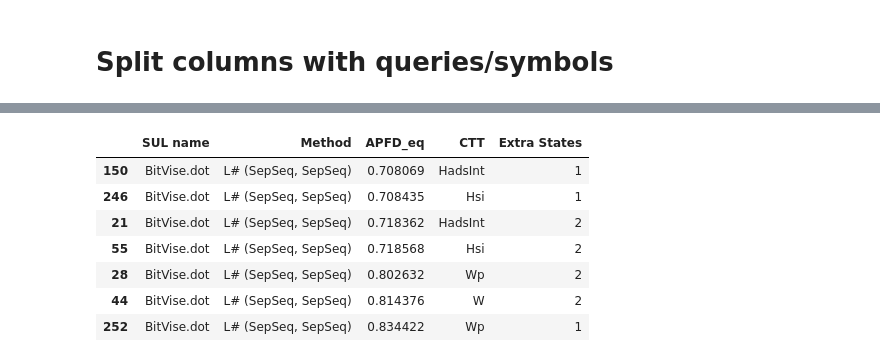
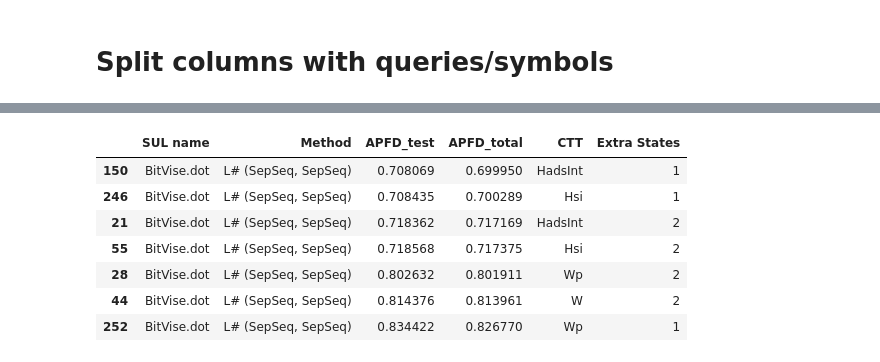
Before and after one commit to warfareonly/cttlearn, a Jupyter notebook: analysis/log_analysis.ipynb, the cells around one changed output, grey strips where cells are left out. Cells and saved outputs as stored; diff of their text form; code cells hidden in the pictures.

```diff
--- a/analysis/log_analysis.ipynb
+++ b/analysis/log_analysis.ipynb
@@ -3,9 +3,9 @@
 
 import pandas as pd
 import numpy as np
-# import matplotlib.pyplot as plt
+import matplotlib.pyplot as plt
 # import matplotlib.ticker as mticker
-# import seaborn as sns
+import seaborn as sns
 import os
 # import glob
 # import sys
@@ -47,13 +47,10 @@ def derive_data(data_frame: pd.DataFrame.dtypes):
     # ... and then calculate the total number of queries
     df["Total queries"] = df.apply(lambda x: np.add(x["Testing queries"],x["Learning queries"]) if x.Equivalent=='OK' else [], axis=1)
     df["Total symbols"] = df.apply(lambda x: np.add(x["Testing symbols"],x["Learning symbols"]) if x.Equivalent=='OK' else [], axis=1)
-    df["TQ [Symbols]"] = df["MQ [Symbols]"]+df["EQ [Symbols]"]
-    df["TQ [Resets]"] = df["MQ [Resets]"]+df["EQ [Resets]"]
 
     # ... and then (FINALLY!) calculate the APFD for MQs, EQs, and TQs
-    df["APFD_mq"] = df.apply(lambda x: apfd(x['Learning symbols'],x['HypSize']) if x.Equivalent=='OK' else -1, axis=1)
-    df["APFD_eq"] = df.apply(lambda x: apfd(x['Testing symbols'],x['HypSize']) if x.Equivalent=='OK' else -1, axis=1)
-    df["APFD_tq"] = df.apply(lambda x: apfd(x['Total symbols'],x['HypSize']) if x.Equivalent=='OK' else -1, axis=1)
+    df["APFD_test"] = df.apply(lambda x: apfd(x['Testing symbols'],x['HypSize']) if x.Equivalent=='OK' else -1, axis=1)
+    df["APFD_total"] = df.apply(lambda x: apfd(x['Total symbols'],x['HypSize']) if x.Equivalent=='OK' else -1, axis=1)
 
     # to close, return the new dataframe with derived columns
     return df
@@ -110,13 +87,13 @@ df.query('`Equivalent`=="OK"', engine="python")[['SUL name','Qsize']] \
 # %%
-sort_by=['SUL name', 'Method', 'APFD_eq', 'CTT', 'Extra States']
+sort_by=['SUL name', 'Method', 'APFD_test', 'APFD_total', 'CTT', 'Extra States']
 bitwise=df.query('`Equivalent`=="OK" and `SUL name`=="BitVise.dot"').sort_values(by= sort_by)
 bitwise[sort_by]
 # %% [output]
-|  | SUL name | Method | APFD_eq | CTT | Extra States |
-| 150 | BitVise.dot | L# (SepSeq, SepSeq) | 0.708069 | HadsInt | 1 |
-| 246 | BitVise.dot | L# (SepSeq, SepSeq) | 0.708435 | Hsi | 1 |
-| 21 | BitVise.dot | L# (SepSeq, SepSeq) | 0.718362 | HadsInt | 2 |
-| 55 | BitVise.dot | L# (SepSeq, SepSeq) | 0.718568 | Hsi | 2 |
-| 28 | BitVise.dot | L# (SepSeq, SepSeq) | 0.802632 | Wp | 2 |
-| 44 | BitVise.dot | L# (SepSeq, SepSeq) | 0.814376 | W | 2 |
-| 252 | BitVise.dot | L# (SepSeq, SepSeq) | 0.834422 | Wp | 1 |
+|  | SUL name | Method | APFD_test | APFD_total | CTT | Extra States |
+| 150 | BitVise.dot | L# (SepSeq, SepSeq) | 0.708069 | 0.699950 | HadsInt | 1 |
+| 246 | BitVise.dot | L# (SepSeq, SepSeq) | 0.708435 | 0.700289 | Hsi | 1 |
+| 21 | BitVise.dot | L# (SepSeq, SepSeq) | 0.718362 | 0.717169 | HadsInt | 2 |
+| 55 | BitVise.dot | L# (SepSeq, SepSeq) | 0.718568 | 0.717375 | Hsi | 2 |
+| 28 | BitVise.dot | L# (SepSeq, SepSeq) | 0.802632 | 0.801911 | Wp | 2 |
+| 44 | BitVise.dot | L# (SepSeq, SepSeq) | 0.814376 | 0.813961 | W | 2 |
+| 252 | BitVise.dot | L# (SepSeq, SepSeq) | 0.834422 | 0.826770 | Wp | 1 |
```
Also changed, not shown: parts of 4 cells of this notebook.
